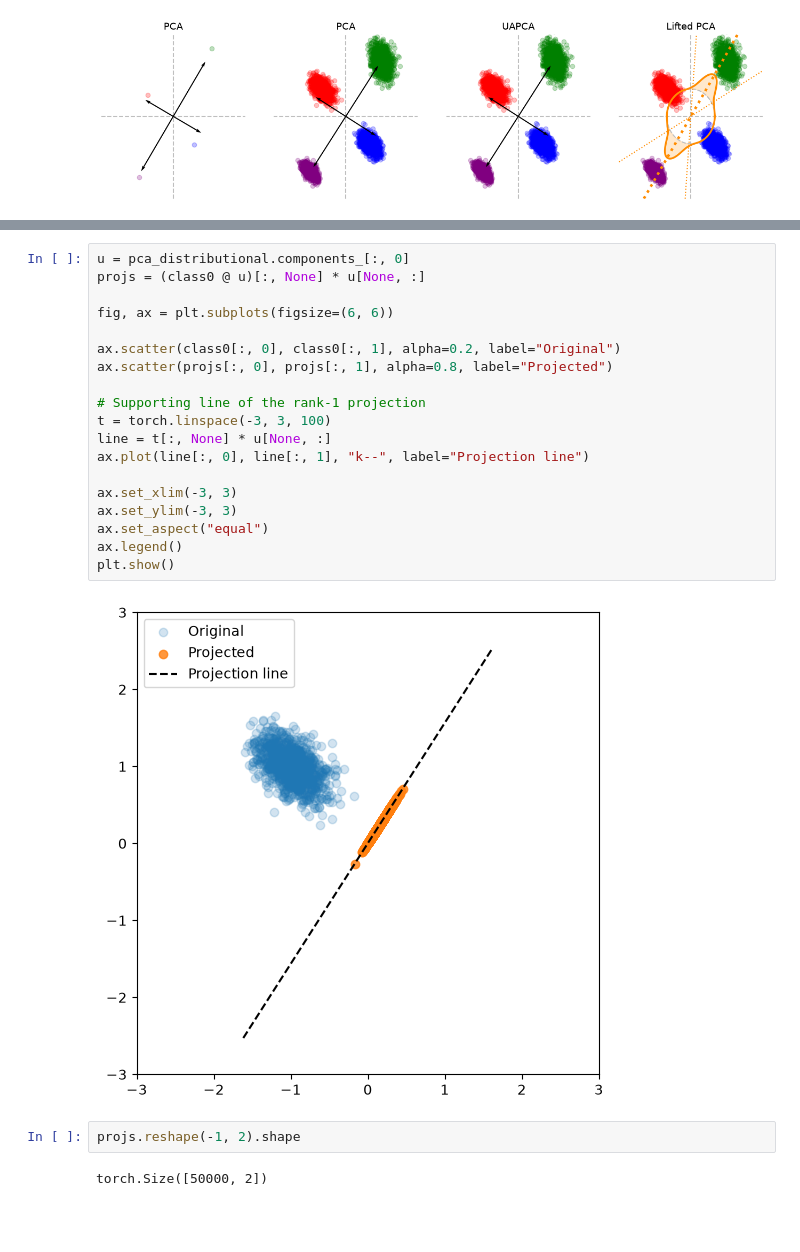
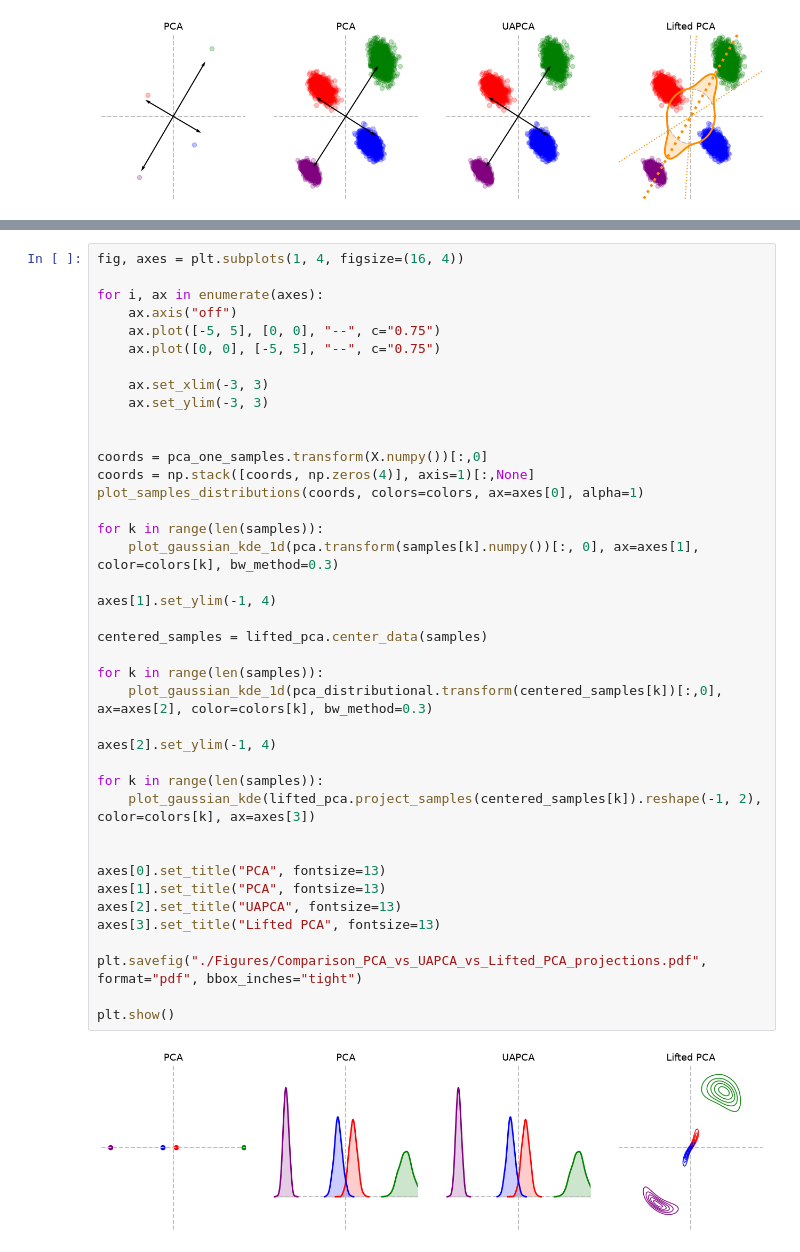
Before and after one commit to clbonet/Lifting_PCA_Wasserstein_Space, a Jupyter notebook: Illustration_LiftedPCA.ipynb, the cells around one changed output, grey strips where cells are left out. Cells and saved outputs as stored; diff of their text form; blank space fills up the shorter version.

Commit message:
KDE projections

```diff
--- a/Illustration_LiftedPCA.ipynb
+++ b/Illustration_LiftedPCA.ipynb
@@ -301,25 +222,42 @@ plt.ylim(-3, 3)
-# %%
-u = pca_distributional.components_[:, 0]
-projs = (class0 @ u)[:, None] * u[None, :]
-
-fig, ax = plt.subplots(figsize=(6, 6))
-
-ax.scatter(class0[:, 0], class0[:, 1], alpha=0.2, label="Original")
-ax.scatter(projs[:, 0], projs[:, 1], alpha=0.8, label="Projected")
-
-# Supporting line of the rank-1 projection
-t = torch.linspace(-3, 3, 100)
-line = t[:, None] * u[None, :]
-ax.plot(line[:, 0], line[:, 1], "k--", label="Projection line")
-
-ax.set_xlim(-3, 3)
-ax.set_ylim(-3, 3)
-ax.set_aspect("equal")
-ax.legend()
-plt.show()
-# %% [output]
-[figure, removed]
-# %%
-projs.reshape(-1, 2).shape
-# %% [output]
-torch.Size([50000, 2])
+# %%
+fig, axes = plt.subplots(1, 4, figsize=(16, 4))
+
+for i, ax in enumerate(axes):
+    ax.axis("off")
+    ax.plot([-5, 5], [0, 0], "--", c="0.75")
+    ax.plot([0, 0], [-5, 5], "--", c="0.75")
+
+    ax.set_xlim(-3, 3)
+    ax.set_ylim(-3, 3)
+
+
+coords = pca_one_samples.transform(X.numpy())[:,0]
+coords = np.stack([coords, np.zeros(4)], axis=1)[:,None]
+plot_samples_distributions(coords, colors=colors, ax=axes[0], alpha=1)
+
+for k in range(len(samples)):
+    plot_gaussian_kde_1d(pca.transform(samples[k].numpy())[:, 0], ax=axes[1], color=colors[k], bw_method=0.3)
+
+axes[1].set_ylim(-1, 4)
+
+centered_samples = lifted_pca.center_data(samples)
+
+for k in range(len(samples)):
+    plot_gaussian_kde_1d(pca_distributional.transform(centered_samples[k])[:,0], ax=axes[2], color=colors[k], bw_method=0.3)
+
+axes[2].set_ylim(-1, 4)
+
+for k in range(len(samples)):
+    plot_gaussian_kde(lifted_pca.project_samples(centered_samples[k]).reshape(-1, 2), color=colors[k], ax=axes[3])
+
+
+axes[0].set_title("PCA", fontsize=13)
+axes[1].set_title("PCA", fontsize=13)
+axes[2].set_title("UAPCA", fontsize=13)
+axes[3].set_title("Lifted PCA", fontsize=13)
+
+plt.savefig("./Figures/Comparison_PCA_vs_UAPCA_vs_Lifted_PCA_projections.pdf", format="pdf", bbox_inches="tight")
+
+plt.show()
+# %% [output]
+[figure, added]
```
Also changed, not shown: parts of 9 cells of this notebook, 3 other files.
